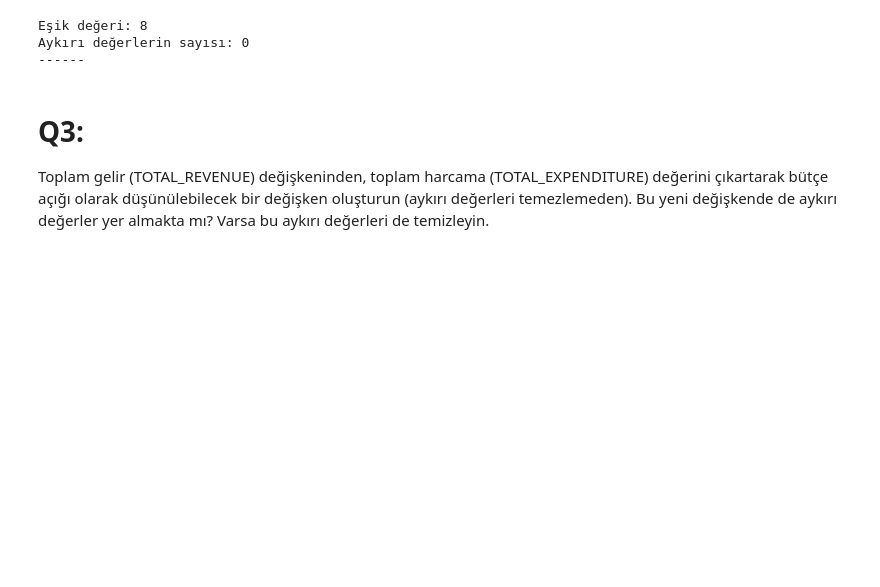
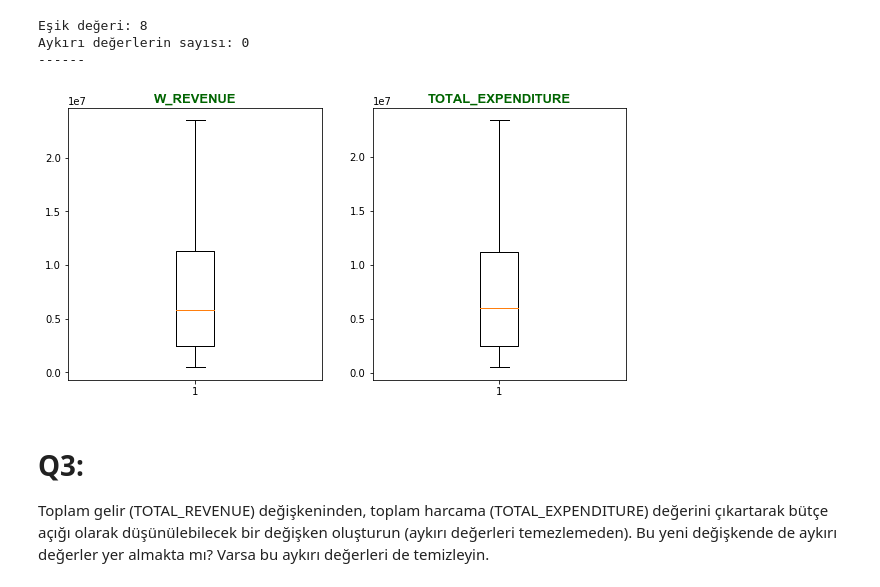
Before and after one commit to mehmetfatihdata/BOOTCAMP_1, a Jupyter notebook: WORK_18_OUTLIERS.ipynb, the cells around one changed output. Drawn from its saved outputs; the diff is of its cells as text; code cells hidden in the pictures; blank space fills up the shorter version.

```diff
--- a/WORK_18_OUTLIERS.ipynb
+++ b/WORK_18_OUTLIERS.ipynb
@@ -98,6 +98,22 @@ print('------')
 Eşik değeri: 8
 Aykırı değerlerin sayısı: 0
 ------
+# %%
+from scipy.stats.mstats import winsorize
+
+W_REVENUE = winsorize(education["TOTAL_REVENUE"], (0, 0.08))
+W_EXPENDITURE = winsorize(education["TOTAL_EXPENDITURE"], (0, 0.08))
+# %%
+fig=plt.figure(figsize=(10,5))
+plt.subplot(1,2,1)
+plt.boxplot(W_REVENUE)
+plt.title("W_REVENUE", fontdict=baslik_font)
+plt.subplot(1,2,2)
+plt.boxplot(W_EXPENDITURE)
+plt.title("TOTAL_EXPENDITURE", fontdict=baslik_font)
+plt.show()
+# %% [output]
+[figure, added]
 # %% [markdown]
 # Q3:
 Toplam gelir (TOTAL_REVENUE) değişkeninden, toplam harcama (TOTAL_EXPENDITURE) değerini çıkartarak bütçe açığı olarak düşünülebilecek bir değişken oluşturun (aykırı değerleri temezlemeden). Bu yeni değişkende de aykırı değerler yer almakta mı? Varsa bu aykırı değerleri de temizleyin.
```
Also changed, not shown: parts of 13 cells of this notebook.
